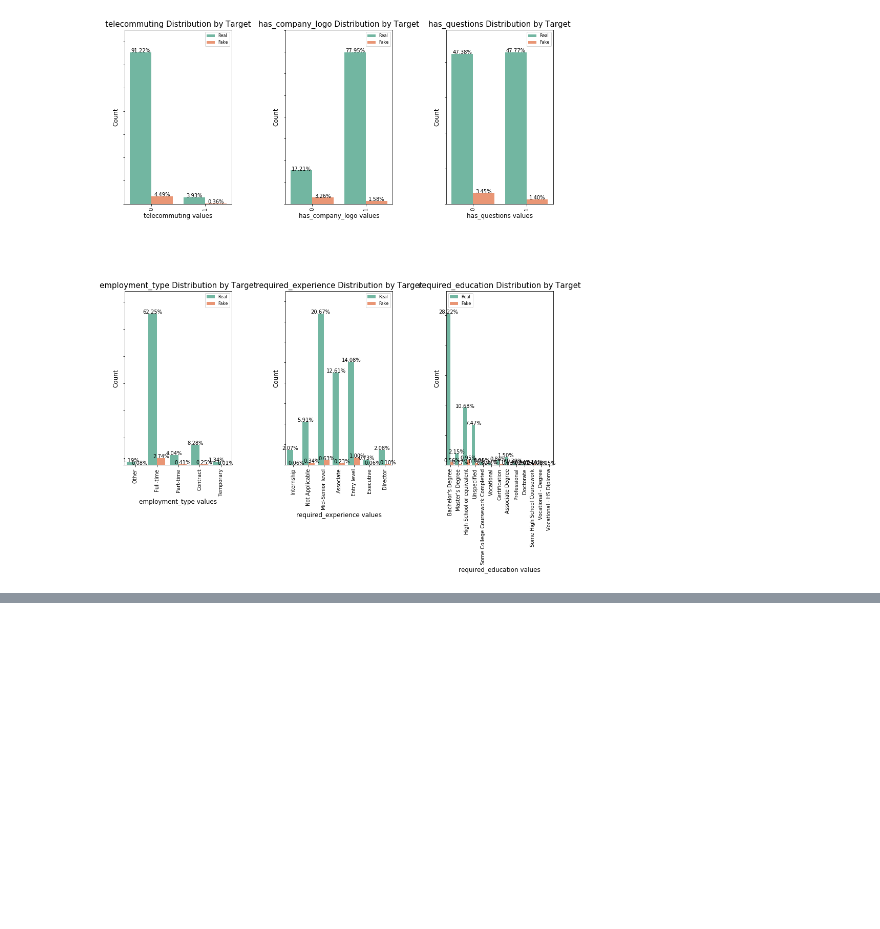
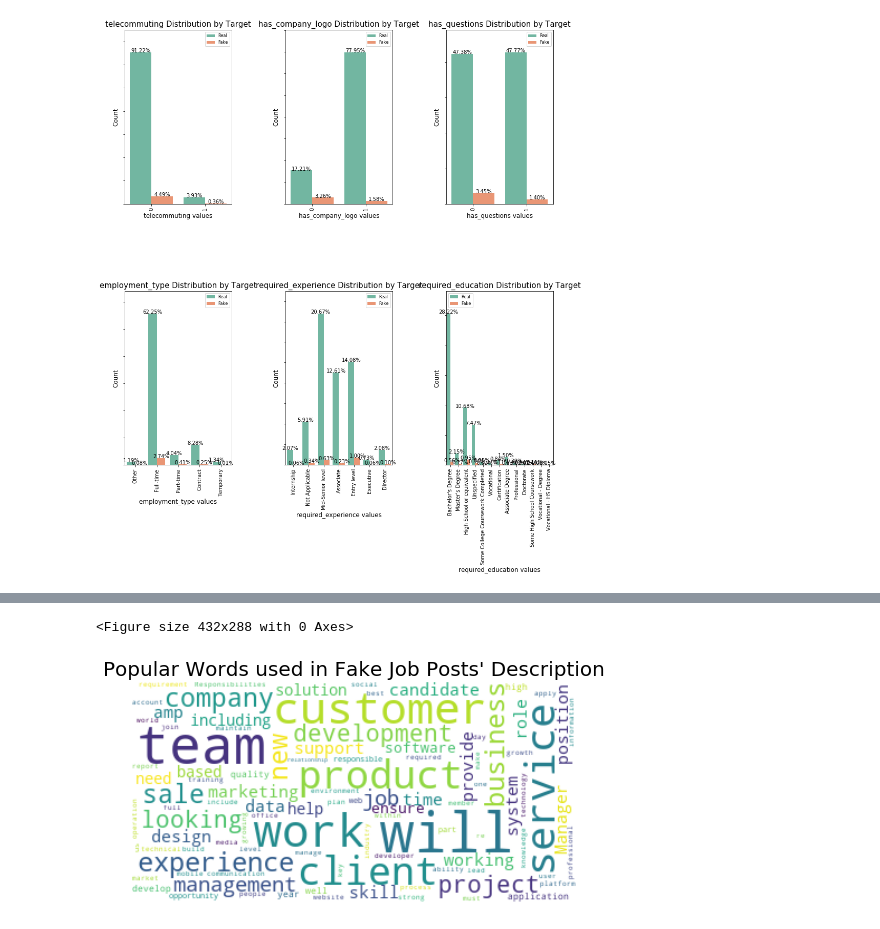
Before and after one commit to busy0312/Jobposting_ML, a Jupyter notebook: Data_analysis.ipynb, the cells around one changed output, grey strips where cells are left out. Drawn from its saved outputs; the diff is of its cells as text; code cells hidden in the pictures; blank space fills up the shorter version.

```diff
--- a/Data_analysis.ipynb
+++ b/Data_analysis.ipynb
@@ -475 +475,18 @@ plt.show()
+# %%
+# Fake Posts_WordCloud
+fake_d=fakepost_dscrp['description'].astype(str)
+des = [x for x in fake_d if str(x) != 'nan']
+stopwords = STOPWORDS
+wordcloud = WordCloud(max_font_size=50, max_words=100, background_color="white", mode="RGBA",stopwords=stopwords, collocations=False).generate(' '.join
+                                                                                           (des))
+plt.figure()
+plt.figure(figsize=(8,5))
+plt.imshow(wordcloud, interpolation='bilinear')
+plt.axis('off')
+plt.title("Popular Words used in Fake Job Posts' Description", fontsize=20)
+plt.savefig("images/wordcloud_fake.png")
+plt.show()
+# %% [output]
+<Figure size 432x288 with 0 Axes>
+[figure, added]
 # %%
```
Also changed, not shown: parts of 2 cells of this notebook, 2 other files.
